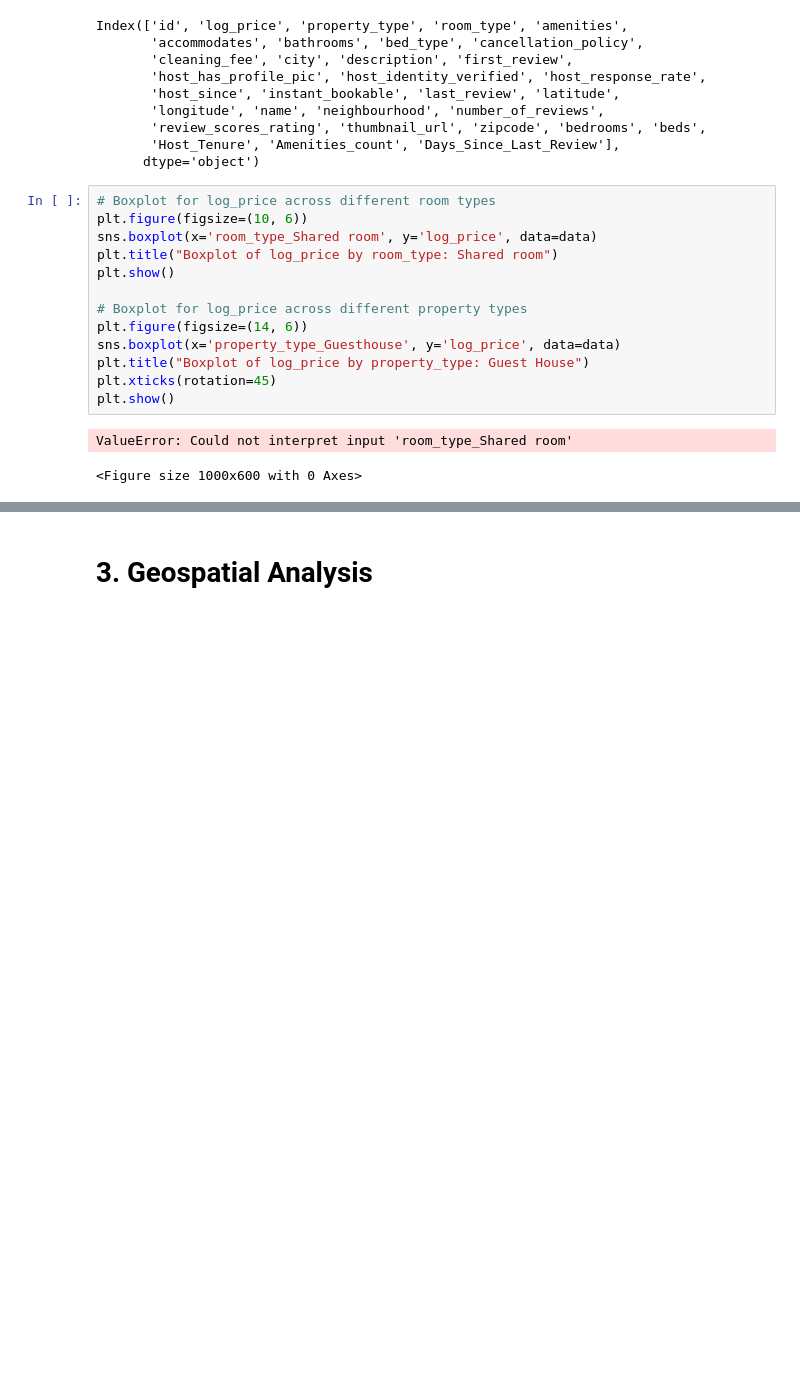
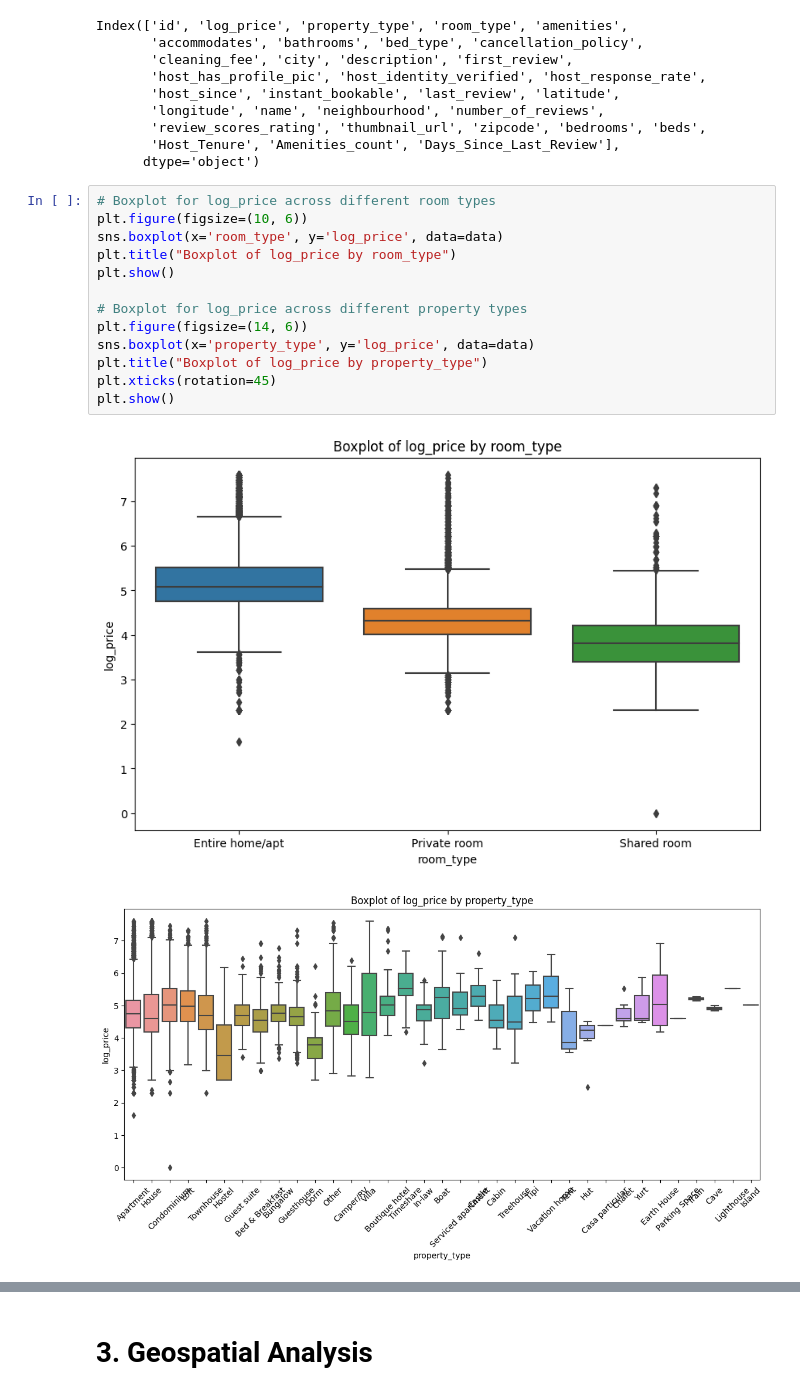
Before and after one commit to Saherpathan/git_assess, a Jupyter notebook: cerina.ipynb, the cells around one changed output, grey strips where cells are left out. Drawn from its saved outputs; the diff is of its cells as text; blank space fills up the shorter version.

```diff
--- a/cerina.ipynb
+++ b/cerina.ipynb
@@ -105,18 +108,18 @@ Index(['id', 'log_price', 'property_type', 'room_type', 'amenities',
 # %%
 # Boxplot for log_price across different room types
 plt.figure(figsize=(10, 6))
-sns.boxplot(x='room_type_Shared room', y='log_price', data=data)
-plt.title("Boxplot of log_price by room_type: Shared room")
+sns.boxplot(x='room_type', y='log_price', data=data)
+plt.title("Boxplot of log_price by room_type")
 plt.show()
 
 # Boxplot for log_price across different property types
 plt.figure(figsize=(14, 6))
-sns.boxplot(x='property_type_Guesthouse', y='log_price', data=data)
-plt.title("Boxplot of log_price by property_type: Guest House")
+sns.boxplot(x='property_type', y='log_price', data=data)
+plt.title("Boxplot of log_price by property_type")
 plt.xticks(rotation=45)
 plt.show()
 # %% [output]
-ValueError: Could not interpret input 'room_type_Shared room'
-<Figure size 1000x600 with 0 Axes>
+[figure, added]
+[figure, added]
 # %%
 # Correlation Matrix for the modified dataset
```
Also changed, not shown: parts of 37 cells of this notebook.
